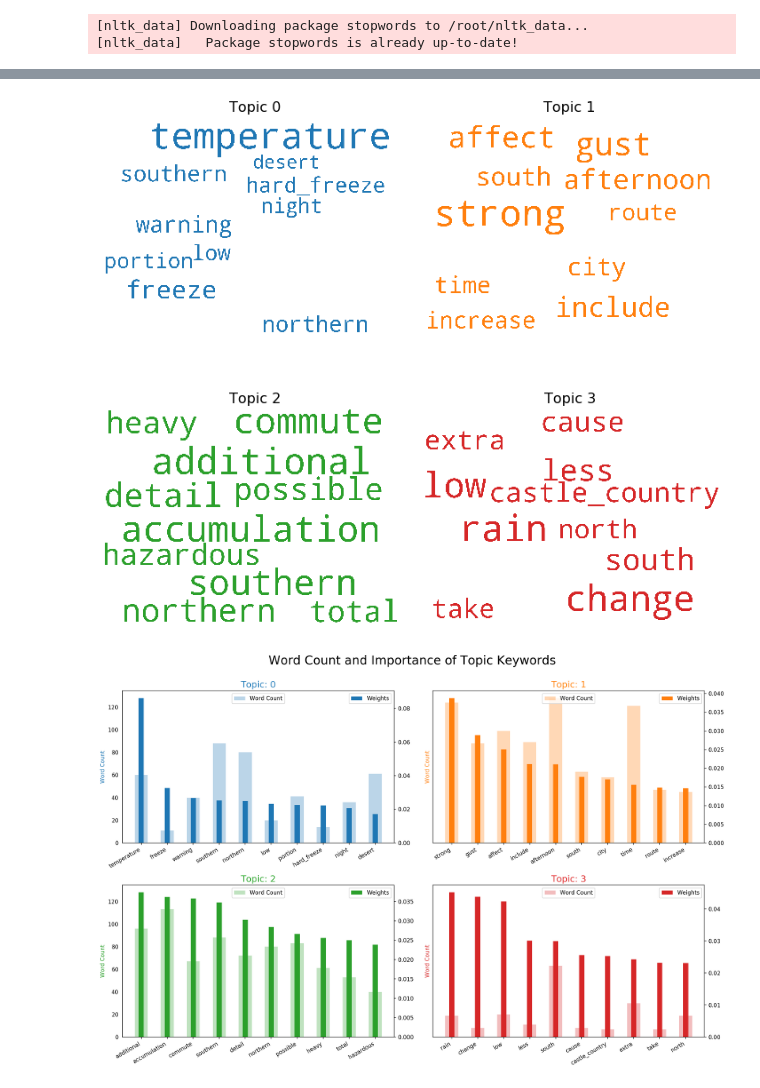
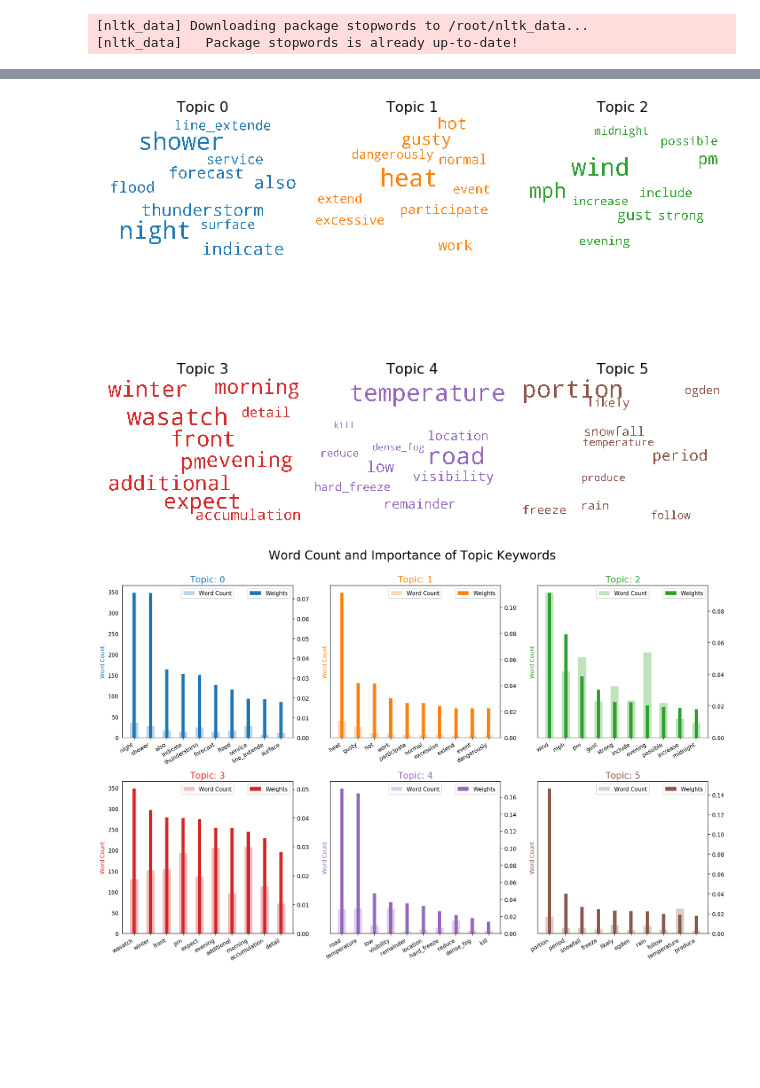
Before and after one commit to cnpeck/BYUAnalytics, a Jupyter notebook: Final-text analytics-4topics.ipynb, the cells around one changed output, grey strips where cells are left out. Drawn from its saved outputs; the diff is of its cells as text; code cells hidden in the pictures; blank space fills up the shorter version.

```diff
--- a/Final-text analytics-4topics.ipynb
+++ b/Final-text analytics-4topics.ipynb
@@ -109,7 +109,8 @@ nltk.download('stopwords')
 stop_words = stopwords.words('english')
 
 #[to do] discuss the stop words
-stop_words.extend(['and', 'snow', 'mdt', 'salt', 'impact', 'valley', 'pm', 'effect', 'mph', 'lake', 'area', 'wasatch', 'advisory', 'front', 'wind', 'morning', 'condition', 'winter', 'mountain', 'weather','evening', 'expect', 'high', 'inch', 'travel', 'remain', 'tooele'])
+#stop_words.extend(['and', 'snow', 'mdt', 'salt', 'impact', 'valley', 'pm', 'effect', 'mph', 'lake', 'area', 'wasatch', 'advisory', 'front', 'wind', 'morning', 'condition', 'winter', 'mountain', 'weather','evening', 'expect', 'high', 'inch', 'travel', 'remain', 'tooele'])
+stop_words.extend (['and', 'salt', 'lake', 'area', 'mdt', 'effect', 'impact', 'snow', 'valley', 'inch', 'weather', 'condition', 'advisory'])
 
 # stop words advisories.csv - 4 topics : 'and', 'snow', 'mdt', 'salt', 'impact', 'valley', 'pm', 'effect', 'mph', 'lake', 'area', 'wasatch', 'advisory', 'front', 'wind', 'morning', 'condition', 'winter', 'mountain', 'weather','evening', 'expect', 'high', 'inch', 'travel', 'remain', 'tooele'
 # stop words weather data 'day', 'cloudy', 'partly', 'afternoon', 'rain', 'clear', 'snow', 'sky', 'morning', 'later', 'condition', 'clearing', 'early', 'late', 'chance', 'become'
@@ -143,8 +144,8 @@ def sent_to_words(sentences):
 # Convert each weather to a list of cleaned words and add to a master list
 data = df_weather.text.values.tolist()
 
-print(data)
+#print(data)
 
-#data_words = list(sent_to_words(data))
+data_words = list(sent_to_words(data))
 #for weather in data_words[:5]: # print the first :n weather word lists
 #    print(weather)
@@ -235,6 +234,6 @@ corpus
 # %%
 # Change the number of topics in the LDA here
-topics = 4
+topics = 6
 
 # Build LDA model
 lda_model = gensim.models.ldamodel.LdaModel(corpus=corpus, # This is the corpus we created above
@@ -300,7 +300,7 @@ sns.lineplot(x='topics', y='diff', data=df_fit, ci=None, marker='o');
 # %%
 lda_model = gensim.models.ldamodel.LdaModel(corpus=corpus,
                                               id2word=id2word,
-                                              num_topics=4,
+                                              num_topics=topics,
                                               random_state=12345,
                                               chunksize=100,
                                               passes=5,
@@ -320,4 +320,5 @@ for i, words in enumerate(data_ready):
     # Get the topic score and store it in the appropriate column
     df_topics.iat[i, (len(df_topics.columns) - ((num_topics) - score[0]))] = score[1]
 
-df_topics.head(100)
+df_topics.head(10)
+df_topics.to_csv('finalwithtopics.csv')
@@ -365,35 +355,35 @@ cols = [color for name, color in mcolors.TABLEAU_COLORS.items()]  # more colors:
 cloud = WordCloud(stopwords=stop_words,
                   background_color='white',
                   width=2500,
                   height=1800,
                   max_words=20,
                   colormap='tab10',
                   color_func=lambda *args, **kwargs: cols[i],
                   prefer_horizontal=1.0)
 
 topics = lda_model.show_topics(formatted=False)
 
-fig, axes = plt.subplots(2, 2, figsize=(10,10), sharex=True, sharey=True)
+fig, axes = plt.subplots(2,3, figsize=(10,10), sharex=True, sharey=True)
 
 for i, ax in enumerate(axes.flatten()):
     fig.add_subplot(ax)
     try:
       topic_words = dict(topics[i][1])
       cloud.generate_from_frequencies(topic_words, max_font_size=300)
       plt.gca().imshow(cloud)
       plt.gca().set_title('Topic ' + str(i), fontdict=dict(size=16))
       plt.gca().axis('off')
     except:
       continue
 
 
 plt.subplots_adjust(wspace=0, hspace=0)
 plt.axis('off')
 plt.margins(x=0, y=0)
 plt.tight_layout()
 plt.show()
 # %% [output]
-[figure, old version]
+[figure, new version]
 # %%
  # Bar chart of word counts for each topic
 from collections import Counter
@@ -409,7 +399,7 @@ for i, topic in topics:
 df = pd.DataFrame(out, columns=['word', 'topic_id', 'importance', 'word_count'])
 
 # Plot Word Count and Weights of Topic Keywords
-fig, axes = plt.subplots(2, 2, figsize=(16,10), sharey=True, dpi=160)
+fig, axes = plt.subplots(2, 3, figsize=(16,10), sharey=True, dpi=160)
 cols = [color for name, color in mcolors.TABLEAU_COLORS.items()]
 for i, ax in enumerate(axes.flatten()):
     ax.bar(x='word', height="word_count", data=df.loc[df.topic_id==i, :], color=cols[i], width=0.5, alpha=0.3, label='Word Count')
@@ -426,7 +416,7 @@ fig.tight_layout(w_pad=2)
 fig.suptitle('Word Count and Importance of Topic Keywords', fontsize=22, y=1.05)
 plt.show()
 # %% [output]
-[figure, old version]
+[figure, new version]
 # %%
  # Get topic weights and dominant topics
 from sklearn.manifold import TSNE
```
Also changed, not shown: parts of 13 cells of this notebook, 10 other files.
